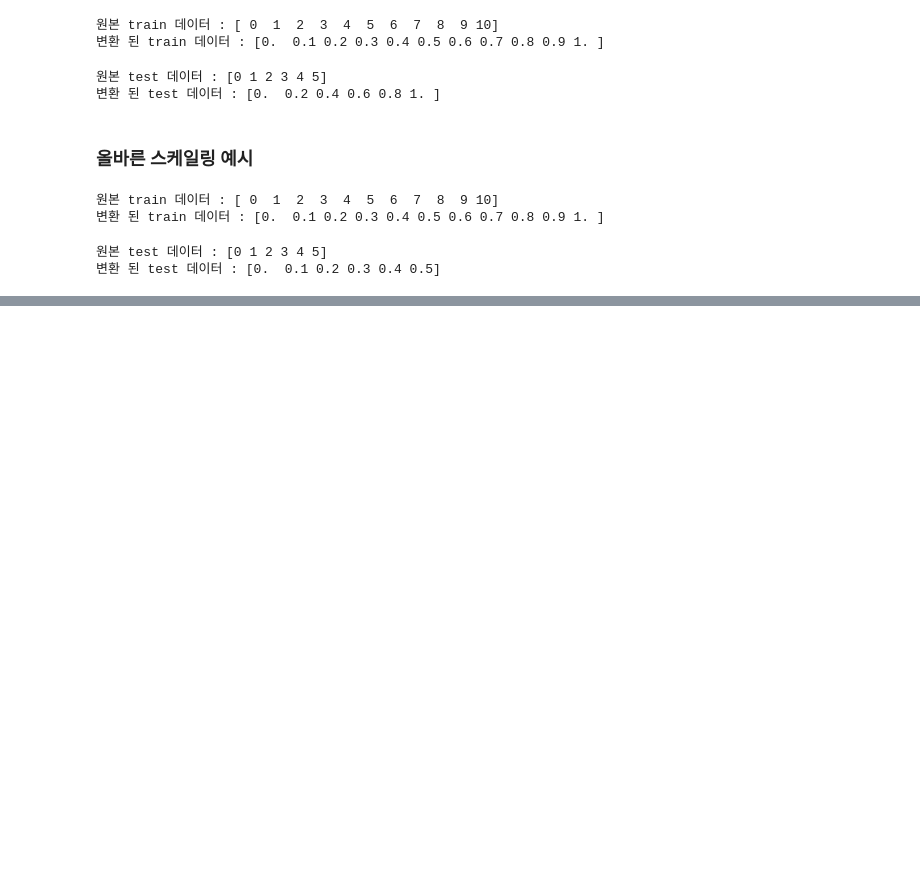
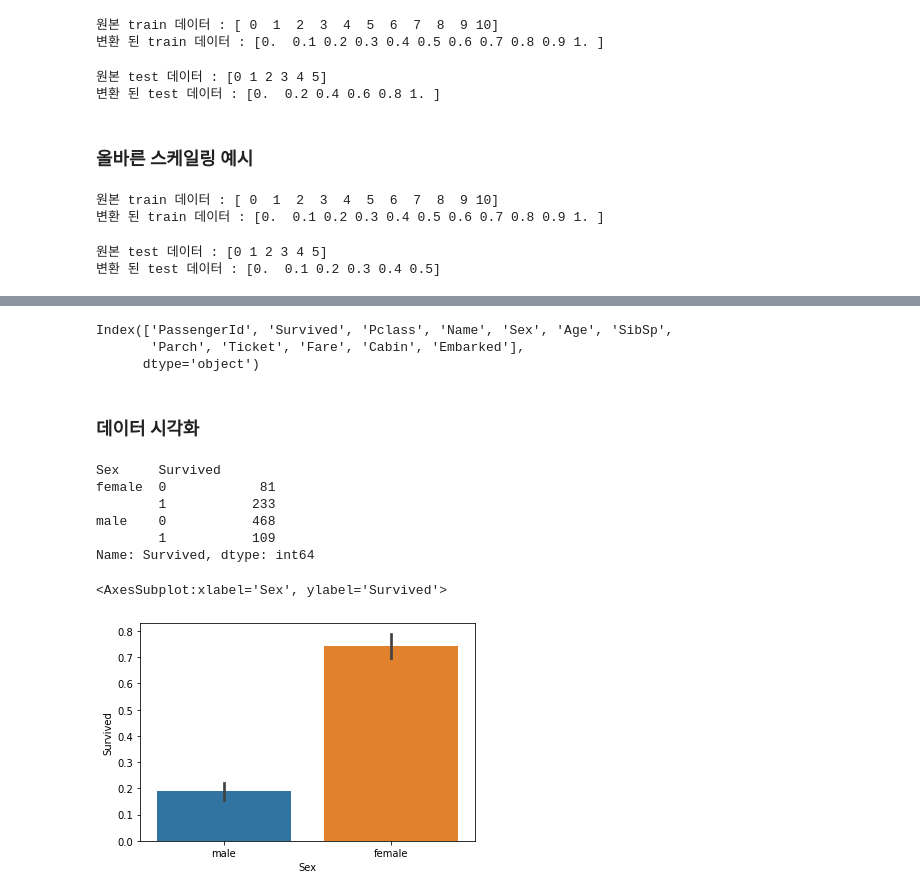
Before and after one commit to works-code/Python-Machine-Learning-Complete-Guide, a Jupyter notebook: 1_ML_Scikit-learn.ipynb, the cells around one changed output, grey strips where cells are left out. Cells and saved outputs as stored; diff of their text form; code cells hidden in the pictures; blank space fills up the shorter version.

```diff
--- a/1_ML_Scikit-learn.ipynb
+++ b/1_ML_Scikit-learn.ipynb
@@ -613,0 +635,3 @@ print('변환 된 test 데이터 : {}'.format(test_scaled.reshape(-1)))
+# %%
+data = pd.read_csv('data/train.csv')
+data.head()
@@ -613,0 +667,24 @@ print('변환 된 test 데이터 : {}'.format(test_scaled.reshape(-1)))
+# %%
+data.columns
+# %% [output]
+Index(['PassengerId', 'Survived', 'Pclass', 'Name', 'Sex', 'Age', 'SibSp',
+       'Parch', 'Ticket', 'Fare', 'Cabin', 'Embarked'],
+      dtype='object')
+# %% [markdown]
+### 데이터 시각화
+# %%
+# 성별에 따른 생존자 수
+data.groupby(['Sex', 'Survived'])['Survived'].count()
+# %% [output]
+Sex     Survived
+female  0            81
+        1           233
+male    0           468
+        1           109
+Name: Survived, dtype: int64
+# %%
+# 성별에 따른 생존자 수
+sns.barplot(x='Sex', y='Survived', data=data)
+# %% [output]
+<AxesSubplot:xlabel='Sex', ylabel='Survived'>
+[figure, added]
```
Also changed, not shown: parts of 49 cells of this notebook.
